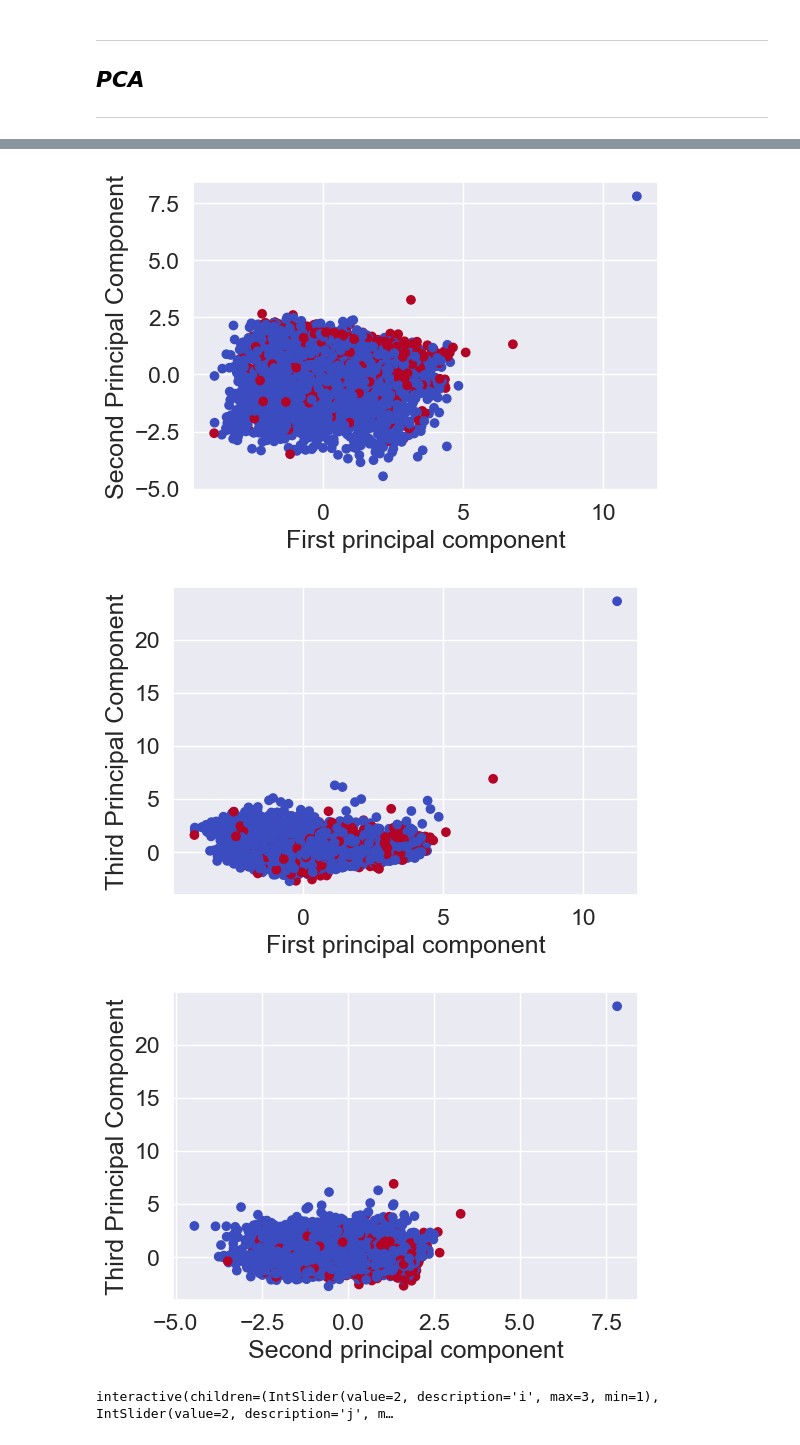
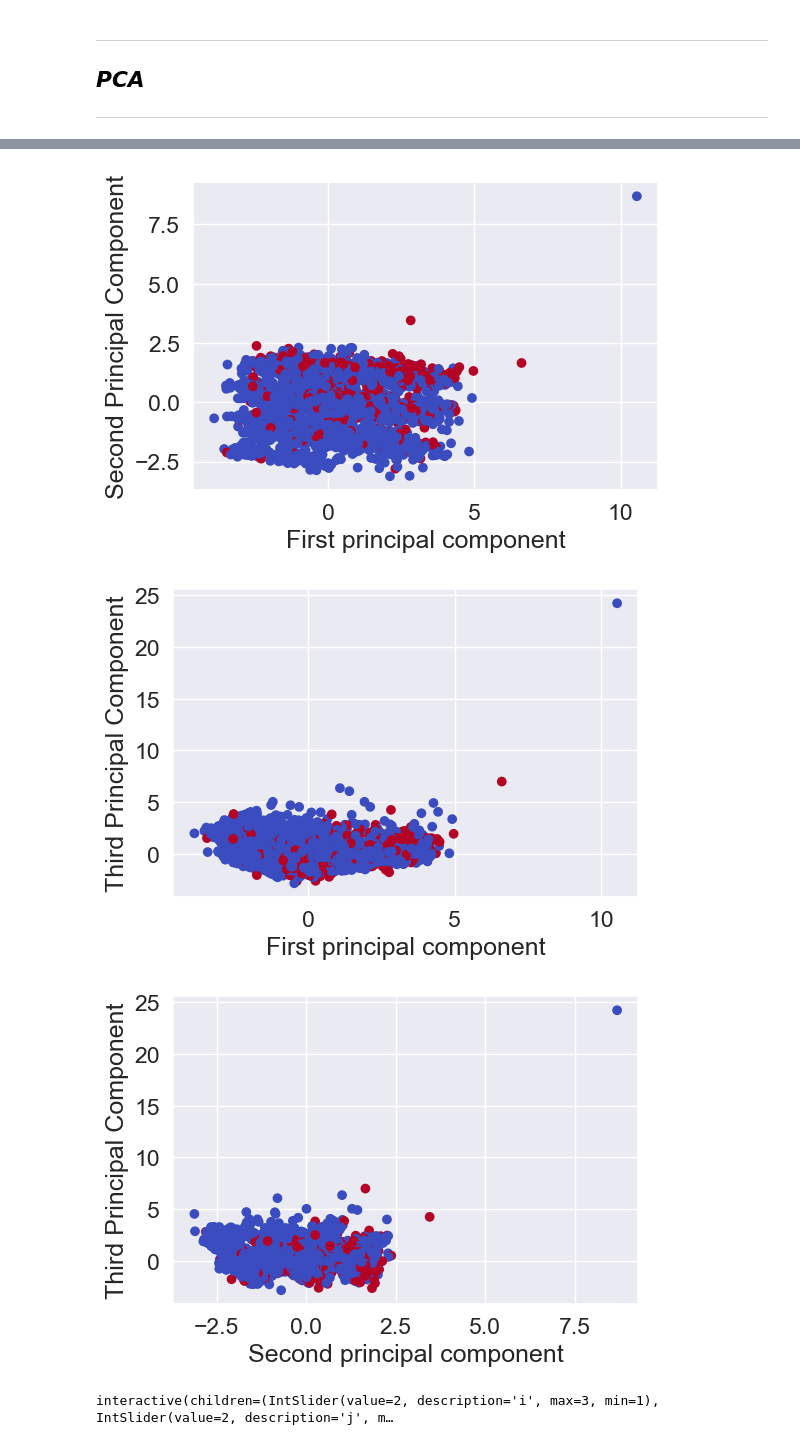
Before and after one commit to tomasnp/TER_HEC, a Jupyter notebook: main.ipynb, the cells around one changed output, grey strips where cells are left out. Drawn from its saved outputs; the diff is of its cells as text; code cells hidden in the pictures.

```diff
--- a/main.ipynb
+++ b/main.ipynb
@@ -89,7 +99,7 @@ Age
 Name: count, dtype: int64
 # %%
 # transforme les variables job tenure en catégories (0-2, 3-5, 6-10, 11-20, 21-30, 31-40, 41-50, 51-80)
-df['Job tenure'] = pd.cut(df['Job tenure'], bins=[0, 2, 5, 10, 20, 30, 40, 50, 80], labels=['0-2', '3-5', '6-10', '11-20', '21-30', '31-40', '41-50', '51-80'])
+df['Job tenure'] = pd.cut(df['Job tenure'], bins=[-1, 1, 2, 5, 10, 20, 30, 40, 50, 82], labels=['0-1', '1-2', '3-5', '6-10', '11-20', '21-30', '31-40', '41-50', '51-82'])
 df['Job tenure'].value_counts()
 # %% [output]
 Job tenure
@@ -157,9 +184,10 @@ plt.show()
 # %%
 from sklearn.preprocessing import StandardScaler
 
-# standard scaler pour numeric variables uniquement
+# standard scaler pour numeric variables uniquement sans la variable cible
 scaler = StandardScaler()
 df_numeric = df.select_dtypes(include=['int64', 'float64'])
+df_numeric = df_numeric.drop(columns=['Default (y, target variable)'])
 df_scaled = scaler.fit_transform(df_numeric)
 df_scaled = pd.DataFrame(df_scaled, columns=df_numeric.columns)
 # %% [markdown]
@@ -172,5 +200,9 @@ from sklearn.preprocessing import OneHotEncoder
 encoder = OneHotEncoder(handle_unknown="error")
 age_encod = encoder.fit_transform(df[["Age"]]).toarray()
 df_age_encoded = pd.DataFrame(age_encod, columns=encoder.get_feature_names_out())
+jobtenure_encod = encoder.fit_transform(df[["Job tenure"]]).toarray()
+df_jobtenure_encoded = pd.DataFrame(jobtenure_encod, columns=encoder.get_feature_names_out())
 
 df1 = pd.concat([df_scaled, df_age_encoded], axis=1)
+df1 = pd.concat([df1, df_jobtenure_encoded], axis=1)
+df1 = pd.concat([df1, df["Default (y, target variable)"]], axis=1)
@@ -215,35 +256,33 @@ X
 # %%
 # pca
 from sklearn.decomposition import PCA
-pca = PCA(n_components=3)
+pca = PCA(n_components=20)
 pca.fit(X_train)
 X_train_pca = pca.transform(X_train)
 X_test_pca = pca.transform(X_test)
 
 # plot pca
 plt.figure(figsize=(6, 4))
 plt.scatter(X_train_pca[:, 0], X_train_pca[:, 1], c=y_train, cmap='coolwarm')
 plt.xlabel('First principal component')
 plt.ylabel('Second Principal Component')
 plt.show()
 
-# plot pca
 plt.figure(figsize=(6, 4))
 plt.scatter(X_train_pca[:, 0], X_train_pca[:, 2], c=y_train, cmap='coolwarm')
 plt.xlabel('First principal component')
 plt.ylabel('Third Principal Component')
 plt.show()
 
-# plot pca
 plt.figure(figsize=(6, 4))
 plt.scatter(X_train_pca[:, 1], X_train_pca[:, 2], c=y_train, cmap='coolwarm')
 plt.xlabel('Second principal component')
 plt.ylabel('Third Principal Component')
 plt.show()
 # %% [output]
-[figure, old version]
+[figure, new version]
-[figure, old version]
+[figure, new version]
-[figure, old version]
+[figure, new version]
 # %%
 # slider dans tous les axes pour voir les composantes
 from ipywidgets import interact, fixed
```
Also changed, not shown: parts of 36 cells of this notebook.
